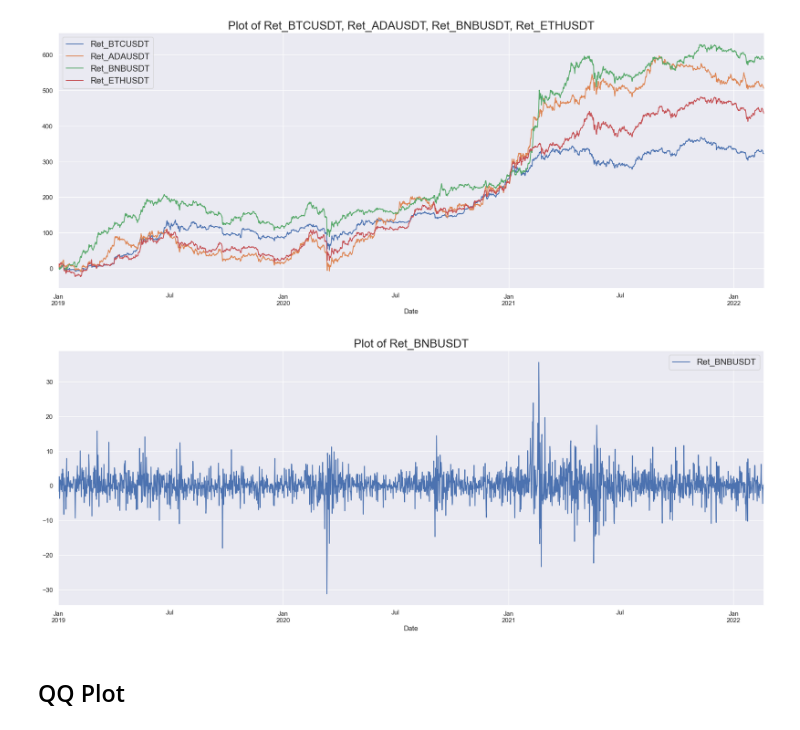
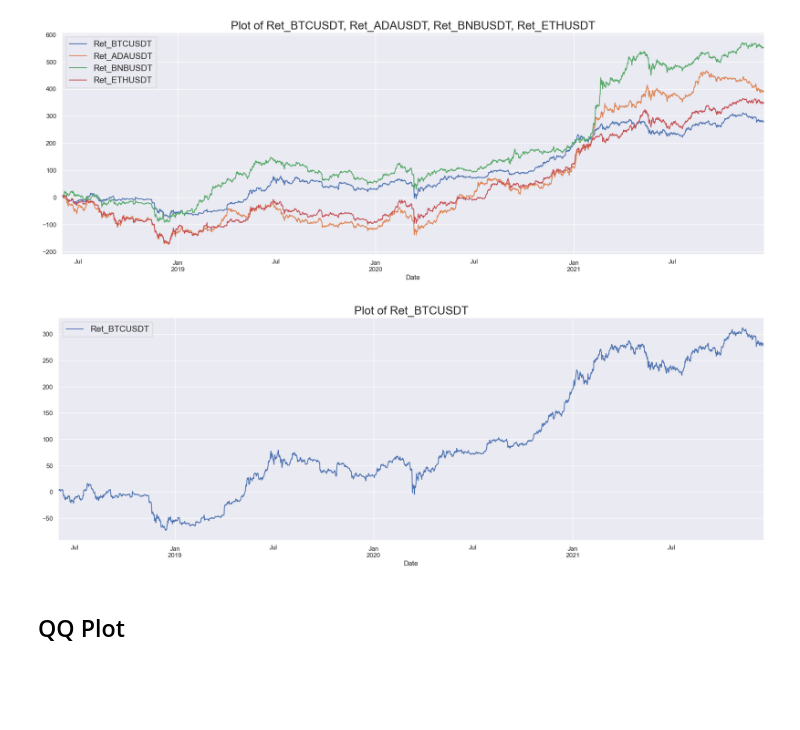
Before and after one commit to kings-data-quest/Crypto_time_series_analysis, a Jupyter notebook: notebooks/2.0-prof-initial_data_exploration.ipynb, the cells around one changed output. Saved outputs shown, nothing was run; the diff lists cells and outputs as text; code cells hidden in the pictures; blank space fills up the shorter version.

```diff
--- a/notebooks/2.0-prof-initial_data_exploration.ipynb
+++ b/notebooks/2.0-prof-initial_data_exploration.ipynb
@@ -92,11 +96,14 @@ Norm_BNBUSDT    0
 dtype: int64
 # %%
-def plot(df, columns):
-    fig, ax = plt.subplots(figsize=(22, 8))
+def plot(df, columns, cumsum = False):
+    fig, ax = plt.subplots(figsize=(22, 7))
     for column in columns:
-        df[column].plot(ax=ax, label=column)
+        if cumsum == True:
+            df[column].cumsum().plot(ax=ax, label=column)
+        else:
+            df[column].plot(ax=ax, label=column)
     plt.title(f"Plot of {', '.join(columns)}", fontsize = 20)
     plt.legend(fontsize = 15)
     file_name = "_".join(columns) + "_plot.png"
-    # plt.savefig(f'../reports/figures/{file_name}')
+    plt.savefig(f'../reports/figures/{file_name}')
     plt.show()
@@ -103,11 +124,11 @@ def plot(df, columns):
 # %%
-plot(df, ['Ret_BTCUSDT', 'Ret_ADAUSDT', 'Ret_BNBUSDT', 'Ret_ETHUSDT'])
+plot(df, ['Ret_BTCUSDT', 'Ret_ADAUSDT', 'Ret_BNBUSDT', 'Ret_ETHUSDT'], cumsum=True)
 # %% [output]
-[figure, old version]
+[figure, new version]
 # %%
-plot(df, ['Ret_BNBUSDT'])
+plot(df, ['Ret_BTCUSDT'], cumsum=True)
 # %% [output]
-[figure, old version]
+[figure, new version]
 # %% [markdown]
 ## QQ Plot
 # %%
```
Also changed, not shown: parts of 48 cells of this notebook, 35 other files.
